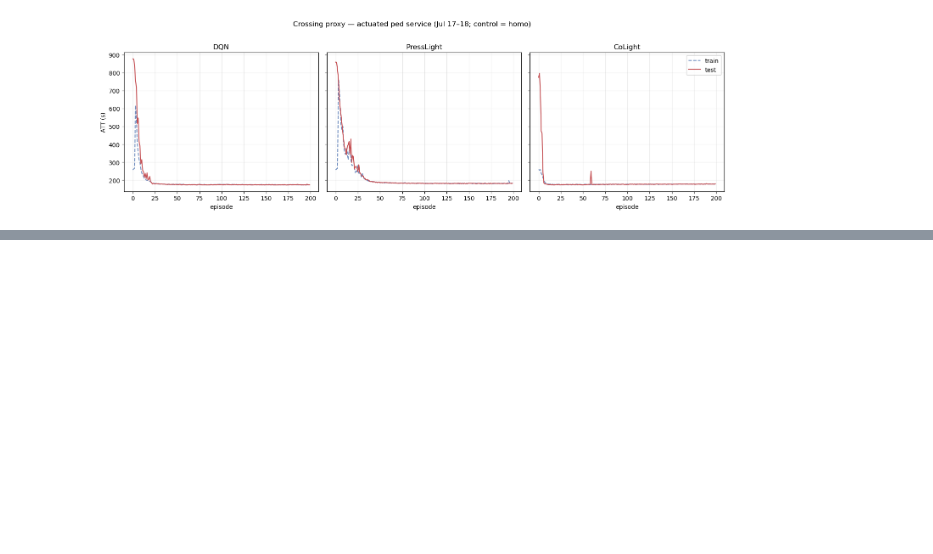
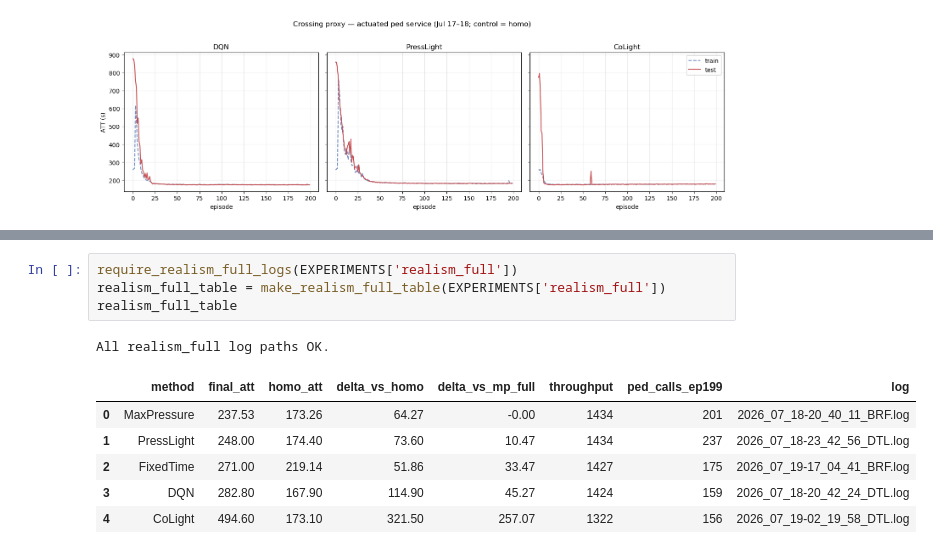
Before and after one commit to sal0-h/LibSignal, a Jupyter notebook: result_analysis/realism_benchmark_4x4.ipynb, the cells around one changed output, grey strips where cells are left out. Saved outputs shown, nothing was run; the diff lists cells and outputs as text; blank space fills up the shorter version.

```diff
--- a/result_analysis/realism_benchmark_4x4.ipynb
+++ b/result_analysis/realism_benchmark_4x4.ipynb
@@ -459,0 +533,12 @@ plot_rl_curves(crossing_rl, EXPERIMENTS['crossing_proxy']['toggle'])
+# %%
+require_realism_full_logs(EXPERIMENTS['realism_full'])
+realism_full_table = make_realism_full_table(EXPERIMENTS['realism_full'])
+realism_full_table
+# %% [output]
+All realism_full log paths OK.
+|  | method | final_att | homo_att | delta_vs_homo | delta_vs_mp_full | throughput | ped_calls_ep199 | log |
+| 0 | MaxPressure | 237.53 | 173.26 | 64.27 | -0.00 | 1434 | 201 | 2026_07_18-20_40_11_BRF.log |
+| 1 | PressLight | 248.00 | 174.40 | 73.60 | 10.47 | 1434 | 237 | 2026_07_18-23_42_56_DTL.log |
+| 2 | FixedTime | 271.00 | 219.14 | 51.86 | 33.47 | 1427 | 175 | 2026_07_19-17_04_41_BRF.log |
+| 3 | DQN | 282.80 | 167.90 | 114.90 | 45.27 | 1424 | 159 | 2026_07_18-20_42_24_DTL.log |
+| 4 | CoLight | 494.60 | 173.10 | 321.50 | 257.07 | 1322 | 156 | 2026_07_19-02_19_58_DTL.log |
```
Also changed, not shown: parts of 5 cells of this notebook, 1 other file.
